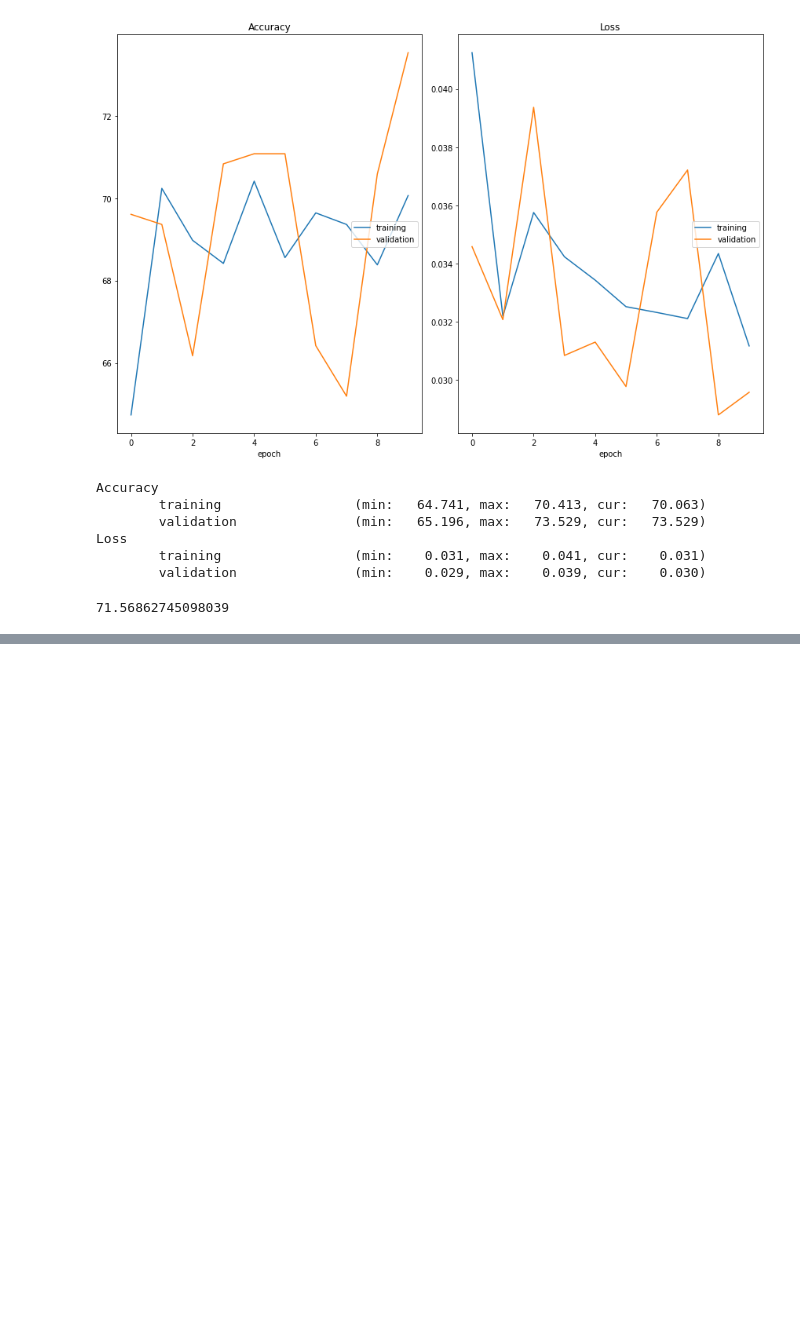
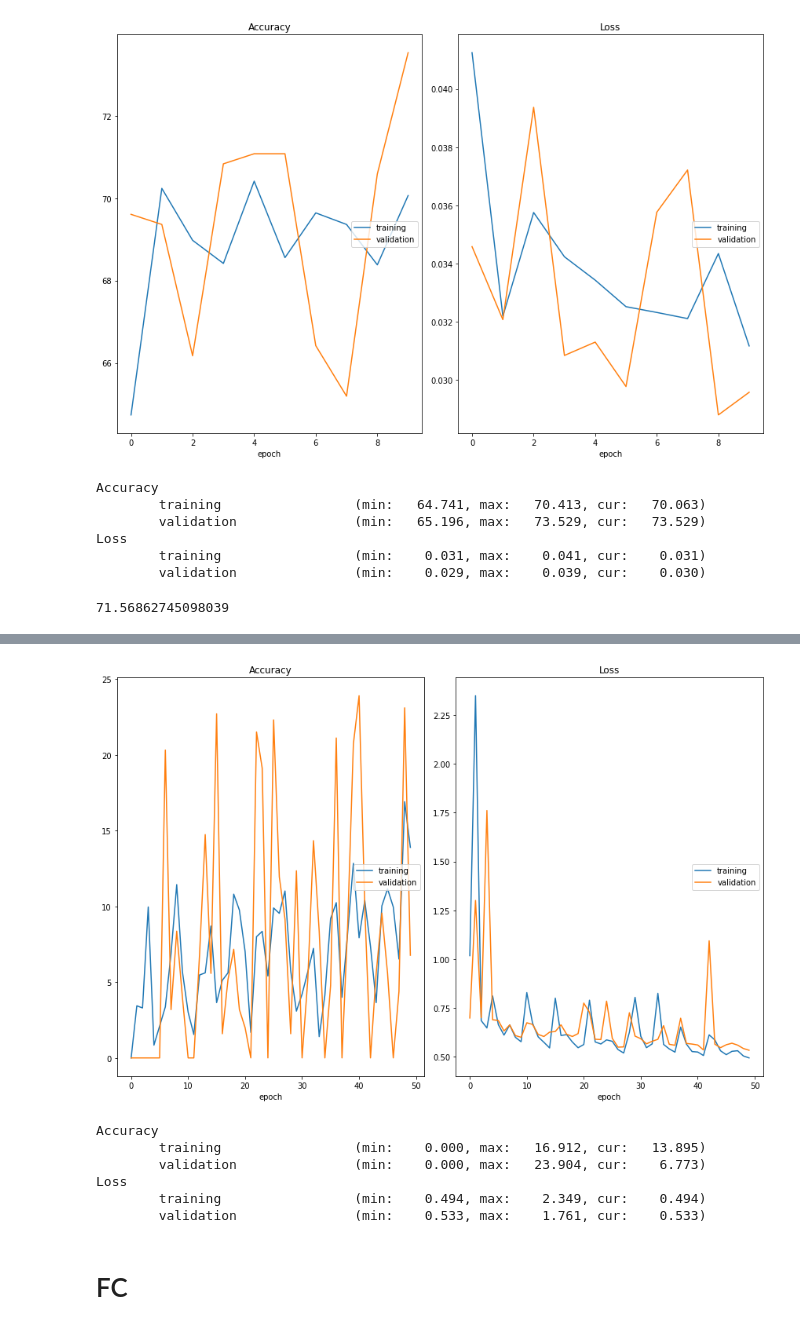
Before and after one commit to taasinsaquib/retina, a Jupyter notebook: onv.ipynb, the cells around one changed output, grey strips where cells are left out. Cells and saved outputs as stored; diff of their text form; code cells hidden in the pictures; blank space fills up the shorter version.

```diff
--- a/onv.ipynb
+++ b/onv.ipynb
@@ -308,17 +517,21 @@ class ANN1(nn.Module):
   def __init__(self):
     super(ANN1, self).__init__()
 
-    self.fc1 = nn.Linear(w*h, 1000)
+    self.fc1 = nn.Linear(14400, 5000)
+    self.fc4 = nn.Linear(5000, 1000)
     self.fc2 = nn.Linear(1000, 100)
     self.fc3 = nn.Linear(100, 3)
 
   def forward(self, x):
 
-    x = x.view(-1, w*h)
+    # x = x.view(-1, w*h)
 
-    # print(x.shape)
+    print(x.shape)
 
     x = self.fc1(x)
+    x = torch.relu(x)
+
+    x = self.fc4(x)
     x = torch.relu(x)
 
     x = self.fc2(x)
@@ -436,0 +654,16 @@ m = torch.load('./onv_resnet_v2')
+# %%
+model = ANN1()
+model.float()
+model.to(device)
+# %%
+best, last = pipeline(model, epochs=50, lr=1e-3)
+# %% [output]
+[figure, added]
+Accuracy
+        training                 (min:    0.000, max:   16.912, cur:   13.895)
+        validation               (min:    0.000, max:   23.904, cur:    6.773)
+Loss
+        training                 (min:    0.494, max:    2.349, cur:    0.494)
+        validation               (min:    0.533, max:    1.761, cur:    0.533)
+# %% [markdown]
+# FC
```
Also changed, not shown: parts of 118 cells of this notebook.
